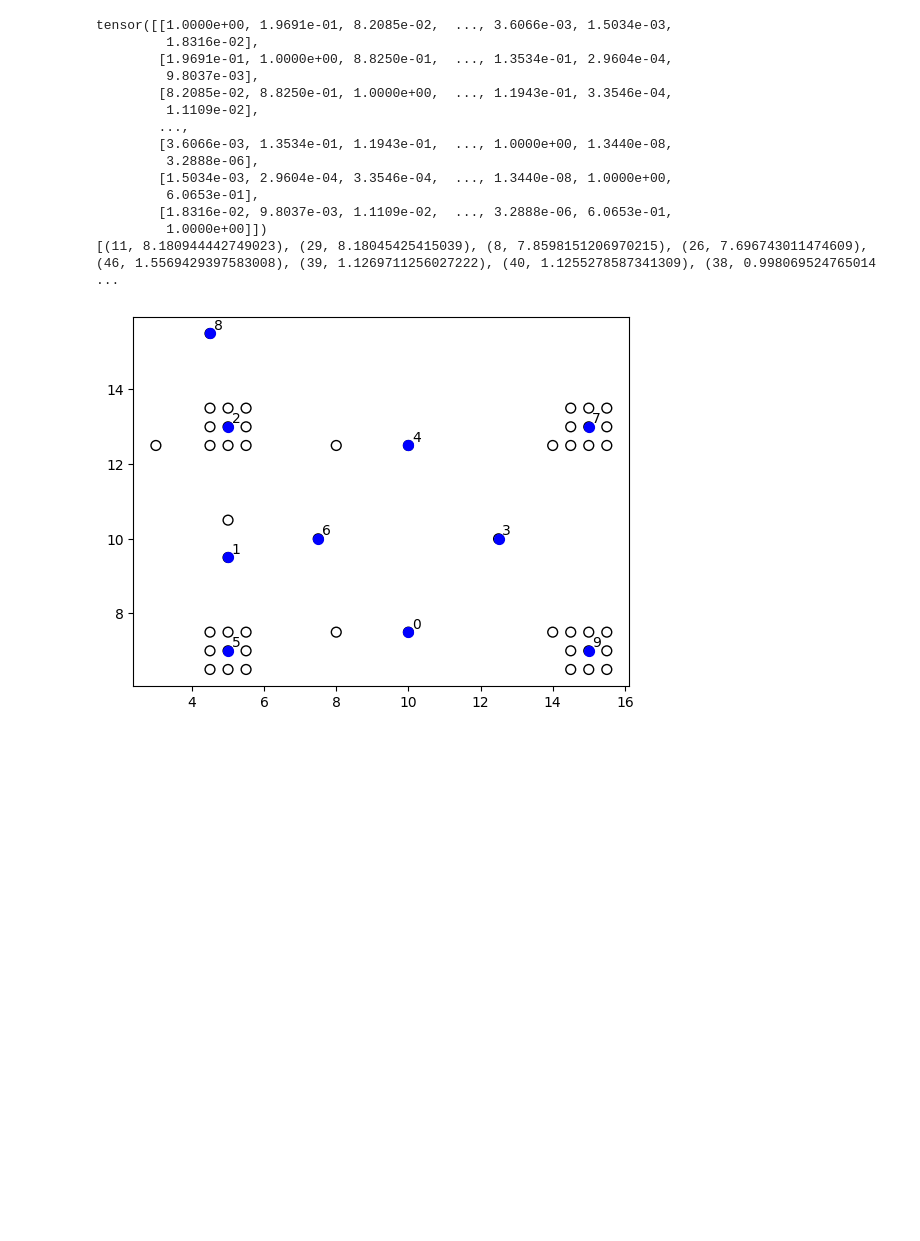
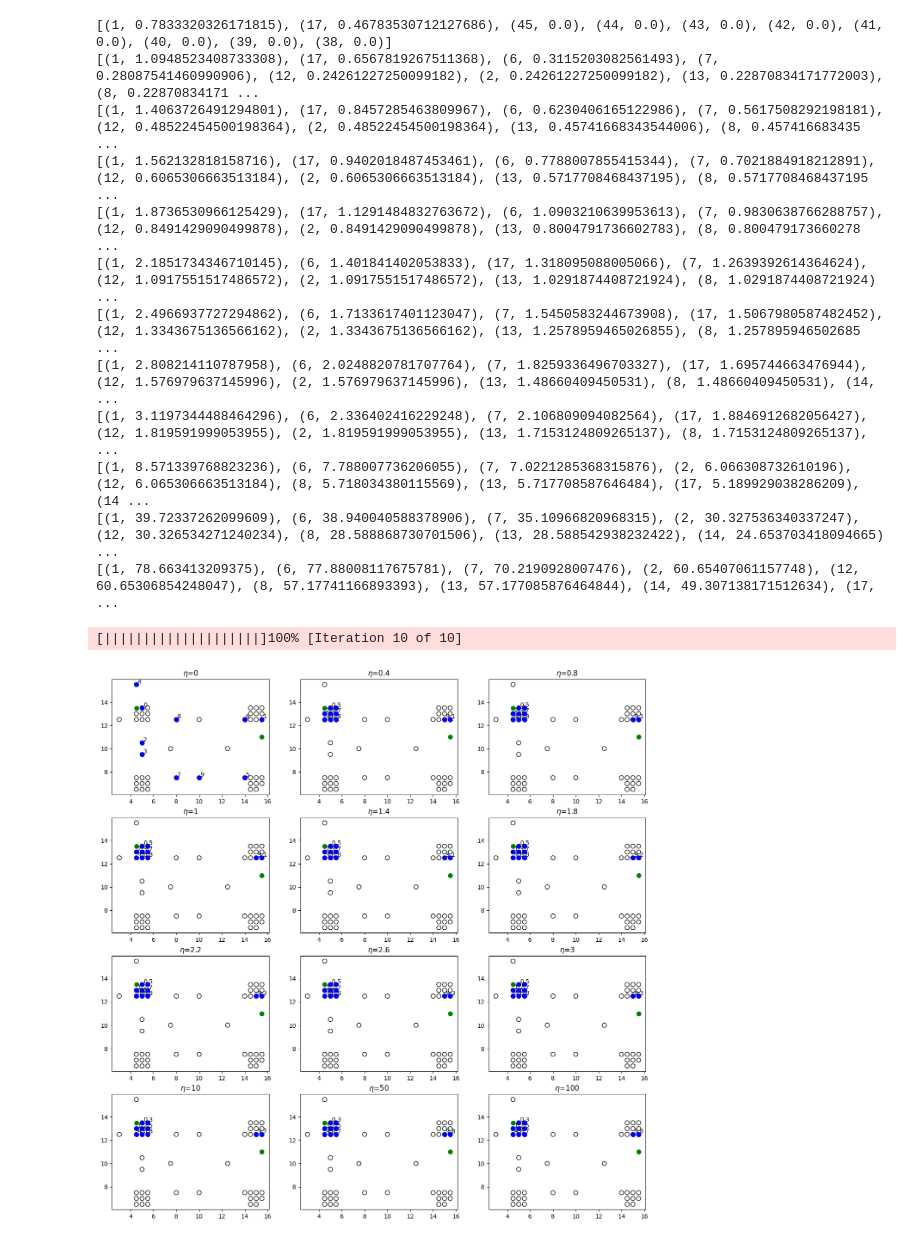
Before and after one commit to gangradeamitesh/submodlib, a Jupyter notebook: debugger.ipynb, the cells around one changed output. Drawn from its saved outputs; the diff is of its cells as text; code cells hidden in the pictures; blank space fills up the shorter version.

```diff
--- a/debugger.ipynb
+++ b/debugger.ipynb
@@ -27,28 +115,42 @@ plt.scatter(groundxs, groundys, s=50, facecolors='none', edgecolors='black', lab
 # %%
-from submodlib import FacilityLocation
-objFL = FacilityLocation(n=48, data=groundData, mode="dense", metric="cosine")
-print(objFL.sijs)
-greedyList = objFL.maximize(budget=10,optimizer='NaiveGreedy', stopIfZeroGain=False, stopIfNegativeGain=False, verbose=False)
-print(sorted(greedyList , key = lambda x: x[1], reverse=True))
-greedyXs = [groundxs[x[0]] for x in greedyList]
-greedyYs = [groundys[x[0]] for x in greedyList]
-plt.scatter(groundxs, groundys, s=50, facecolors='none', edgecolors='black', label="Images")
-plt.scatter(greedyXs, greedyYs, s=50, color='blue', label="Greedy Set")
-for label, element in enumerate(greedyList):
-    plt.annotate(label, (groundxs[element[0]], groundys[element[0]]), (groundxs[element[0]]+0.1, groundys[element[0]]+0.1))
+from submodlib import FacilityLocationVariantMutualInformationFunction
+etas = [0, 0.4, 0.8, 1, 1.4, 1.8, 2.2, 2.6, 3, 10, 50, 100]
+row = 0
+index = 1
+plt.figure(figsize = (16, 16))
+for eta in etas:
+    plt.subplot(4,3,row*3+index)
+    obj = FacilityLocationVariantMutualInformationFunction(n=46, num_queries=2, data=groundData,
+                                                    queryData=mutlipleQueryData2,
+                                                    metric="euclidean", queryDiversityEta=eta)
+    greedyList = obj.maximize(budget=10,optimizer='NaiveGreedy', stopIfZeroGain=False,
+                              stopIfNegativeGain=False, verbose=False)
+    print(greedyList)
+    sortedGreedyList = sorted(greedyList, key=lambda x: x[1], reverse=True)
+    greedyXs = [groundxs[x[0]] for x in greedyList]
+    greedyYs = [groundys[x[0]] for x in greedyList]
+    plt.scatter(groundxs, groundys, s=50, facecolors='none', edgecolors='black', label="Images")
+    plt.scatter(multiplequeryxs2, multiplequeryys2, s=50, color='green', label="Queries")
+    plt.scatter(greedyXs, greedyYs, s=50, color='blue', label="Greedy Set")
+    for label, element in enumerate(greedyList):
+        plt.annotate(label, (groundxs[element[0]], groundys[element[0]]), (groundxs[element[0]]+0.1, groundys[element[0]]+0.1))
+    plt.title('$\eta$='+str(eta))
+    index += 1
+    if index == 4:
+        row += 1
+        index = 1
 # %% [output]
-tensor([[1.0000e+00, 1.9691e-01, 8.2085e-02,  ..., 3.6066e-03, 1.5034e-03,
-         1.8316e-02],
-        [1.9691e-01, 1.0000e+00, 8.8250e-01,  ..., 1.3534e-01, 2.9604e-04,
-         9.8037e-03],
-        [8.2085e-02, 8.8250e-01, 1.0000e+00,  ..., 1.1943e-01, 3.3546e-04,
-         1.1109e-02],
-        ...,
-        [3.6066e-03, 1.3534e-01, 1.1943e-01,  ..., 1.0000e+00, 1.3440e-08,
-         3.2888e-06],
-        [1.5034e-03, 2.9604e-04, 3.3546e-04,  ..., 1.3440e-08, 1.0000e+00,
-         6.0653e-01],
-        [1.8316e-02, 9.8037e-03, 1.1109e-02,  ..., 3.2888e-06, 6.0653e-01,
-         1.0000e+00]])
-[(11, 8.180944442749023), (29, 8.18045425415039), (8, 7.8598151206970215), (26, 7.696743011474609), (46, 1.5569429397583008), (39, 1.1269711256027222), (40, 1.1255278587341309), (38, 0.998069524765014 ...
+[(1, 0.7833320326171815), (17, 0.46783530712127686), (45, 0.0), (44, 0.0), (43, 0.0), (42, 0.0), (41, 0.0), (40, 0.0), (39, 0.0), (38, 0.0)]
+[(1, 1.0948523408733308), (17, 0.6567819267511368), (6, 0.3115203082561493), (7, 0.28087541460990906), (12, 0.24261227250099182), (2, 0.24261227250099182), (13, 0.22870834171772003), (8, 0.22870834171 ...
+[(1, 1.4063726491294801), (17, 0.8457285463809967), (6, 0.6230406165122986), (7, 0.5617508292198181), (12, 0.48522454500198364), (2, 0.48522454500198364), (13, 0.45741668343544006), (8, 0.457416683435 ...
+[(1, 1.562132818158716), (17, 0.9402018487453461), (6, 0.7788007855415344), (7, 0.7021884918212891), (12, 0.6065306663513184), (2, 0.6065306663513184), (13, 0.5717708468437195), (8, 0.5717708468437195 ...
+[(1, 1.8736530966125429), (17, 1.1291484832763672), (6, 1.0903210639953613), (7, 0.9830638766288757), (12, 0.8491429090499878), (2, 0.8491429090499878), (13, 0.8004791736602783), (8, 0.800479173660278 ...
+[(1, 2.1851734346710145), (6, 1.401841402053833), (17, 1.318095088005066), (7, 1.2639392614364624), (12, 1.0917551517486572), (2, 1.0917551517486572), (13, 1.0291874408721924), (8, 1.0291874408721924) ...
+[(1, 2.4966937727294862), (6, 1.7133617401123047), (7, 1.5450583244673908), (17, 1.5067980587482452), (12, 1.3343675136566162), (2, 1.3343675136566162), (13, 1.2578959465026855), (8, 1.257895946502685 ...
+[(1, 2.808214110787958), (6, 2.0248820781707764), (7, 1.8259336496703327), (17, 1.695744663476944), (12, 1.576979637145996), (2, 1.576979637145996), (13, 1.48660409450531), (8, 1.48660409450531), (14, ...
+[(1, 3.1197344488464296), (6, 2.336402416229248), (7, 2.106809094082564), (17, 1.8846912682056427), (12, 1.819591999053955), (2, 1.819591999053955), (13, 1.7153124809265137), (8, 1.7153124809265137),  ...
+[(1, 8.571339768823236), (6, 7.788007736206055), (7, 7.0221285368315876), (2, 6.066308732610196), (12, 6.065306663513184), (8, 5.718034380115569), (13, 5.717708587646484), (17, 5.189929038286209), (14 ...
+[(1, 39.72337262099609), (6, 38.940040588378906), (7, 35.10966820968315), (2, 30.327536340337247), (12, 30.326534271240234), (8, 28.588868730701506), (13, 28.588542938232422), (14, 24.653703418094665) ...
+[(1, 78.663413209375), (6, 77.88008117675781), (7, 70.2190928007476), (2, 60.65407061157748), (12, 60.65306854248047), (8, 57.17741166893393), (13, 57.177085876464844), (14, 49.307138171512634), (17,  ...
+[||||||||||||||||||||]100% [Iteration 10 of 10]
-[figure, old version]
+[figure, new version]
```
Also changed, not shown: parts of 14 cells of this notebook, 11 other files.
